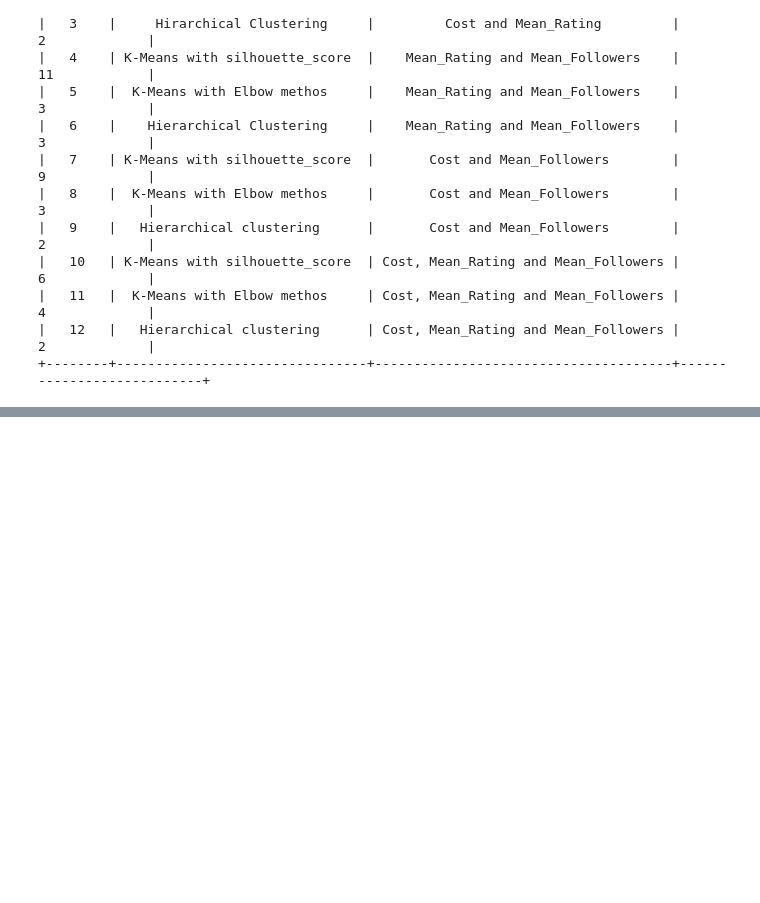
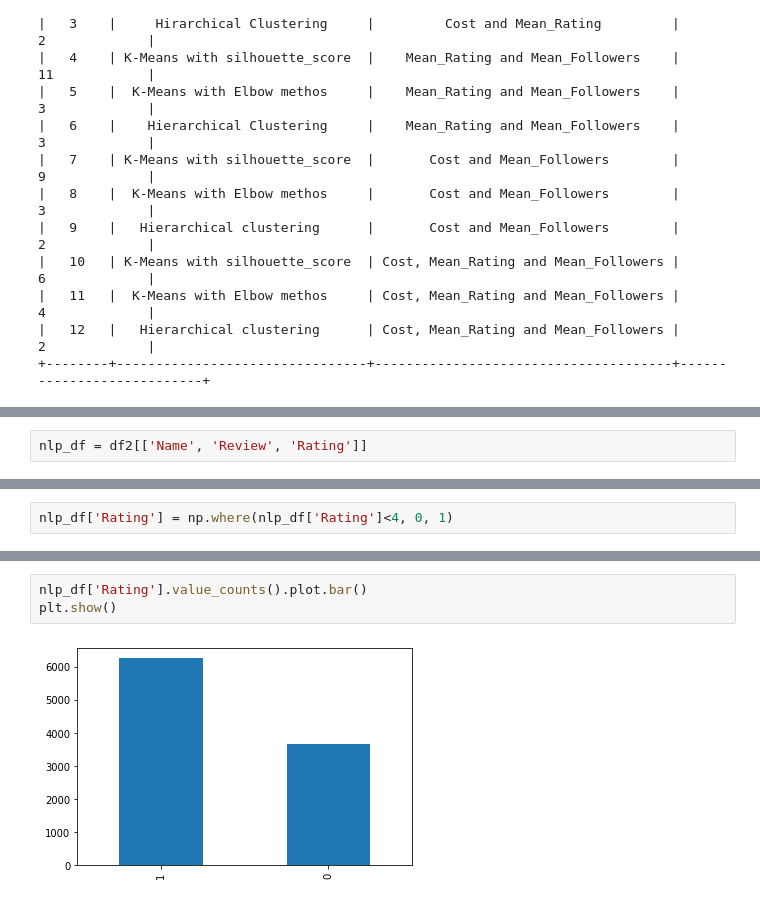
Before and after one commit to OmPrakashGH/Zomato-Restaurant-clustering-and-sentiment-analysis, a Jupyter notebook: Zomato_Restaurant_Clustering_and_Sentiment_Analysis.ipynb, the cells around one changed output, grey strips where cells are left out. Cells and saved outputs as stored; diff of their text form; blank space fills up the shorter version.

```diff
--- a/Zomato_Restaurant_Clustering_and_Sentiment_Analysis.ipynb
+++ b/Zomato_Restaurant_Clustering_and_Sentiment_Analysis.ipynb
@@ -1084,0 +1098,2 @@ print(myTable)
+# %%
+nlp_df = df2[['Name', 'Review', 'Rating']]
@@ -1084,0 +1109,2 @@ print(myTable)
+# %%
+nlp_df['Rating'] = np.where(nlp_df['Rating']<4, 0, 1)
@@ -1084,0 +1120,5 @@ print(myTable)
+# %%
+nlp_df['Rating'].value_counts().plot.bar()
+plt.show()
+# %% [output]
+[figure, added]
```
Also changed, not shown: parts of 38 cells of this notebook.
